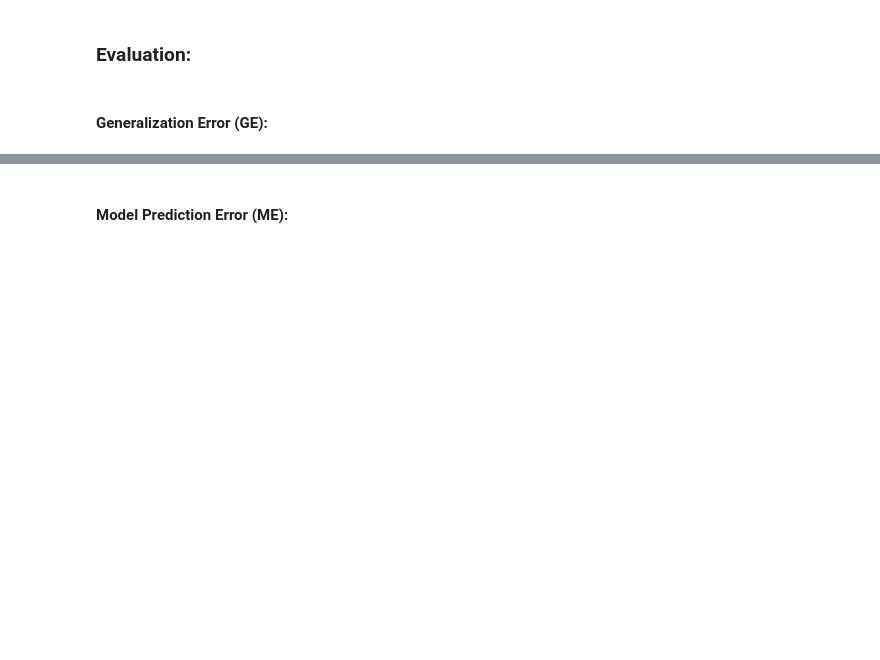
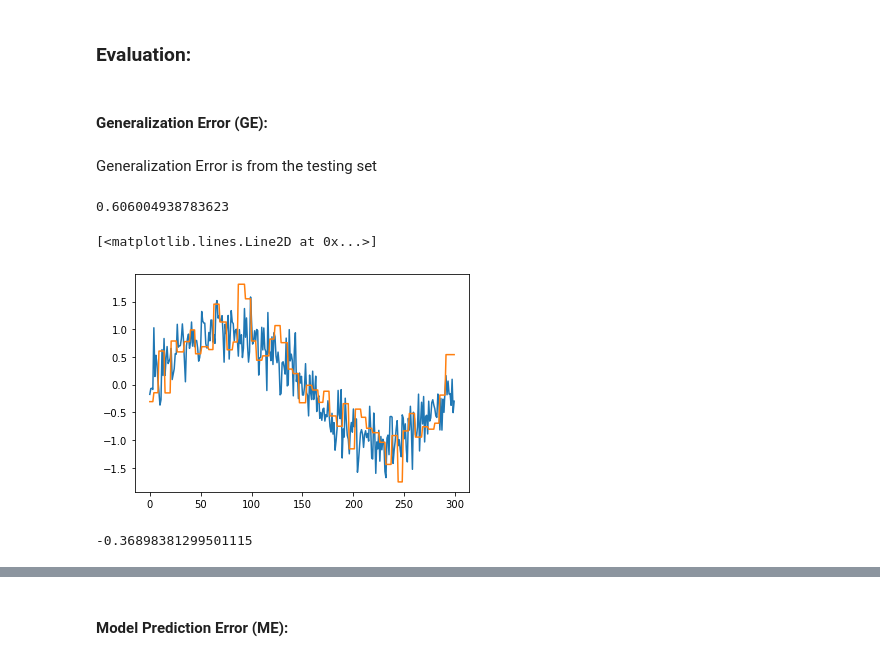
Before and after one commit to axiom9/ECE566_Machine-DeepLearning, a Jupyter notebook: Homework_2/Assignment2_ErrorEvaluations.ipynb, the cells around one changed output, grey strips where cells are left out. Cells and saved outputs as stored; diff of their text form; code cells hidden in the pictures; blank space fills up the shorter version.

```diff
--- a/Homework_2/Assignment2_ErrorEvaluations.ipynb
+++ b/Homework_2/Assignment2_ErrorEvaluations.ipynb
@@ -139,0 +170,18 @@ N_sizes_plot = [1,2,5,35] #Plot these neighborhood sizes
+# %% [markdown]
+Generalization Error is from the testing set
+# %%
+y_hat = KNN(N_size=1, x_train=X_train, Y_train=y_train, x_test=X_test)
+# %%
+y_hat[10]
+# %% [output]
+0.606004938783623
+# %%
+plt.plot(y_test)
+plt.plot(y_hat)
+# %% [output]
+[<matplotlib.lines.Line2D at 0x...>]
+[figure, added]
+# %%
+y_test[10]
+# %% [output]
+-0.36898381299501115
```
Also changed, not shown: parts of 13 cells of this notebook.
